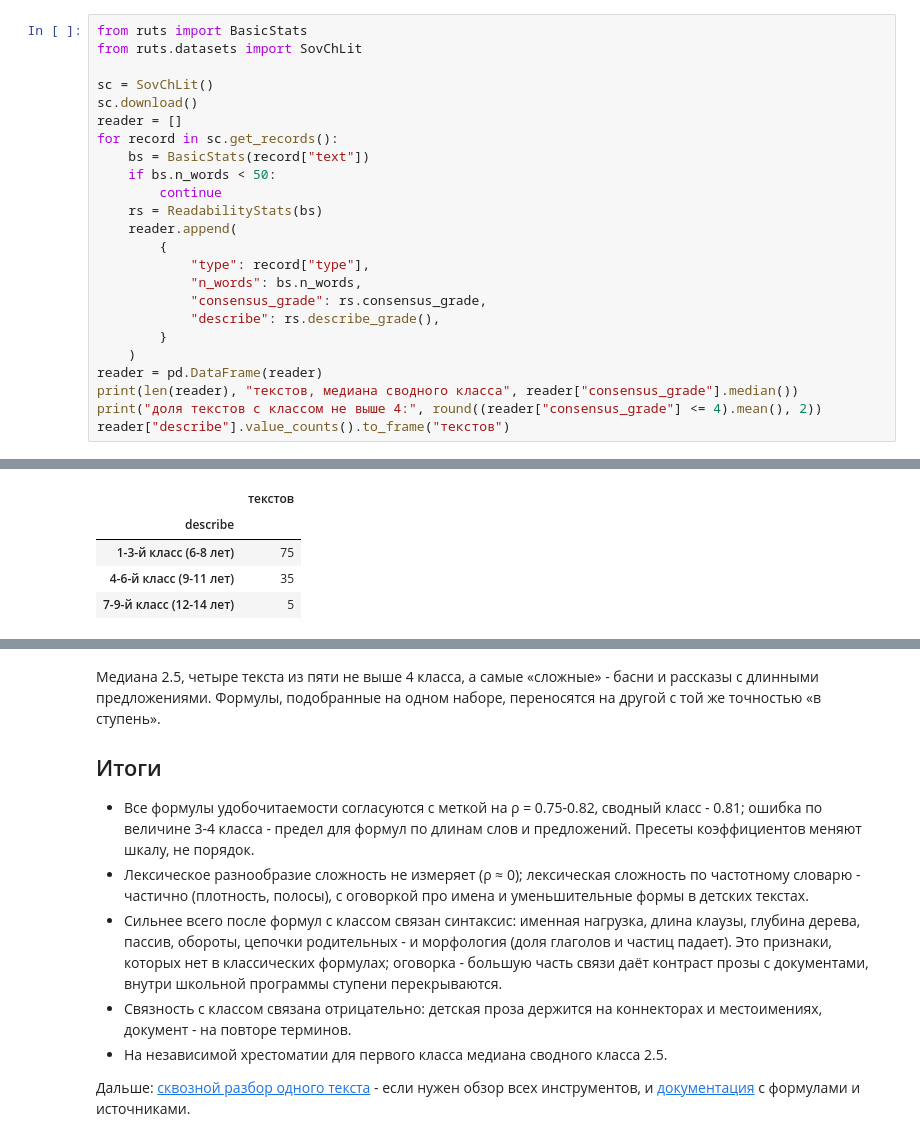
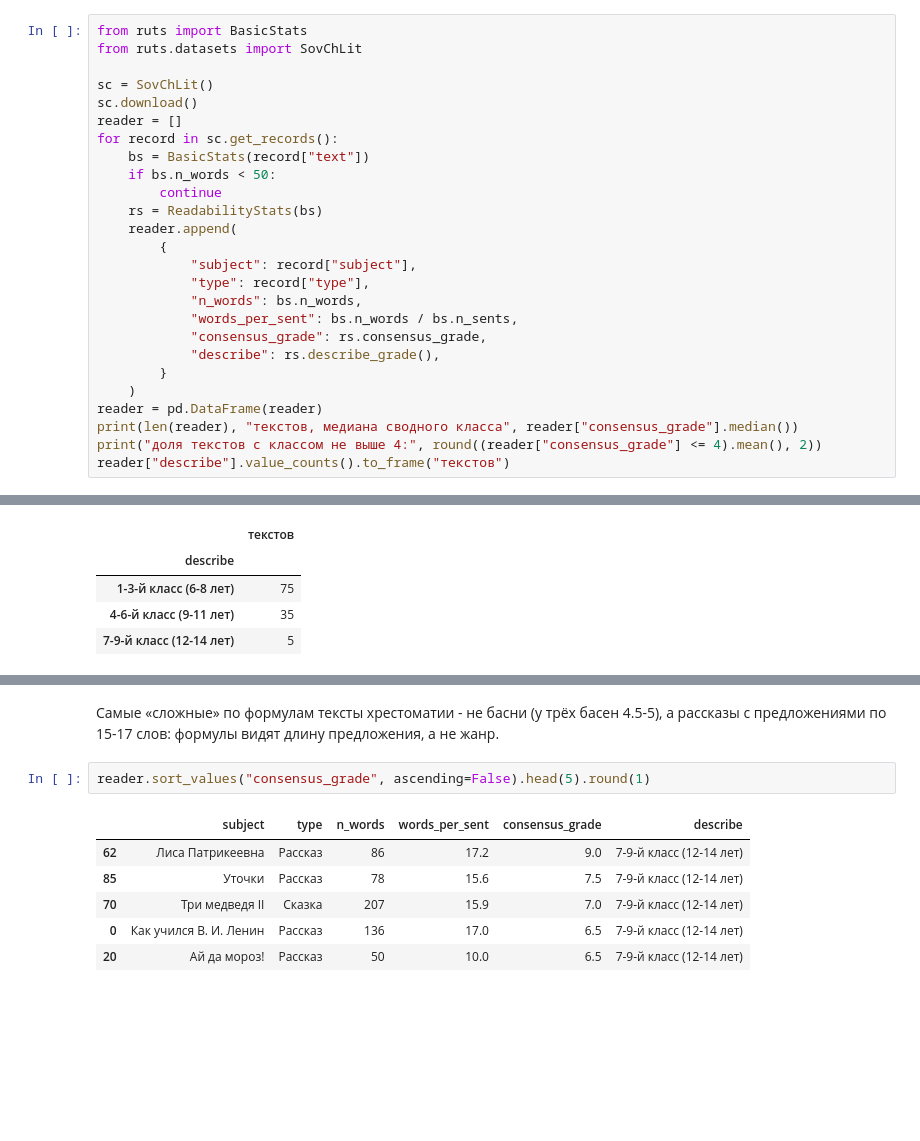
Before and after one commit to SergeyShk/ruTS, a Jupyter notebook: examples/02_text_complexity_by_grade.ipynb, the cells around one changed output, grey strips where cells are left out. Saved outputs shown, nothing was run; the diff lists cells and outputs as text; blank space fills up the shorter version.

```diff
--- a/examples/02_text_complexity_by_grade.ipynb
+++ b/examples/02_text_complexity_by_grade.ipynb
@@ -326,8 +324,10 @@ for record in sc.get_records():
     rs = ReadabilityStats(bs)
     reader.append(
         {
+            "subject": record["subject"],
             "type": record["type"],
             "n_words": bs.n_words,
+            "words_per_sent": bs.n_words / bs.n_sents,
             "consensus_grade": rs.consensus_grade,
             "describe": rs.describe_grade(),
         }
@@ -358,12 +347,11 @@ fig.tight_layout()
-# %% [markdown]
-Медиана 2.5, четыре текста из пяти не выше 4 класса, а самые «сложные» - басни и рассказы с длинными предложениями. Формулы, подобранные на одном наборе, переносятся на другой с той же точностью «в ступень».
-
-## Итоги
-
-*   Все формулы удобочитаемости согласуются с меткой на ρ = 0.75-0.82, сводный класс - 0.81; ошибка по величине 3-4 класса - предел для формул по длинам слов и предложений. Пресеты коэффициентов меняют шкалу, не порядок.
-*   Лексическое разнообразие сложность не измеряет (ρ ≈ 0); лексическая сложность по частотному словарю - частично (плотность, полосы), с оговоркой про имена и уменьшительные формы в детских текстах.
-*   Сильнее всего после формул с классом связан синтаксис: именная нагрузка, длина клаузы, глубина дерева, пассив, обороты, цепочки родительных - и морфология (доля глаголов и частиц падает). Это признаки, которых нет в классических формулах; оговорка - большую часть связи даёт контраст прозы с документами, внутри школьной программы ступени перекрываются.
-*   Связность с классом связана отрицательно: детская проза держится на коннекторах и местоимениях, документ - на повторе терминов.
-*   На независимой хрестоматии для первого класса медиана сводного класса 2.5.
-
-Дальше: [сквозной разбор одного текста](01_text_walkthrough.ipynb) - если нужен обзор всех инструментов, и [документация](https://sergeyshk.github.io/ruTS/) с формулами и источниками.
+# %% [markdown]
+Самые «сложные» по формулам тексты хрестоматии - не басни (у трёх басен 4.5-5), а рассказы с предложениями по 15-17 слов: формулы видят длину предложения, а не жанр.
+# %%
+reader.sort_values("consensus_grade", ascending=False).head(5).round(1)
+# %% [output]
+|  | subject | type | n_words | words_per_sent | consensus_grade | describe |
+| 62 | Лиса Патрикеевна | Рассказ | 86 | 17.2 | 9.0 | 7-9-й класс (12-14 лет) |
+| 85 | Уточки | Рассказ | 78 | 15.6 | 7.5 | 7-9-й класс (12-14 лет) |
+| 70 | Три медведя II | Сказка | 207 | 15.9 | 7.0 | 7-9-й класс (12-14 лет) |
+| 0 | Как учился В. И. Ленин | Рассказ | 136 | 17.0 | 6.5 | 7-9-й класс (12-14 лет) |
+| 20 | Ай да мороз! | Рассказ | 50 | 10.0 | 6.5 | 7-9-й класс (12-14 лет) |
```
Also changed, not shown: parts of 4 cells of this notebook, 2 other files.
